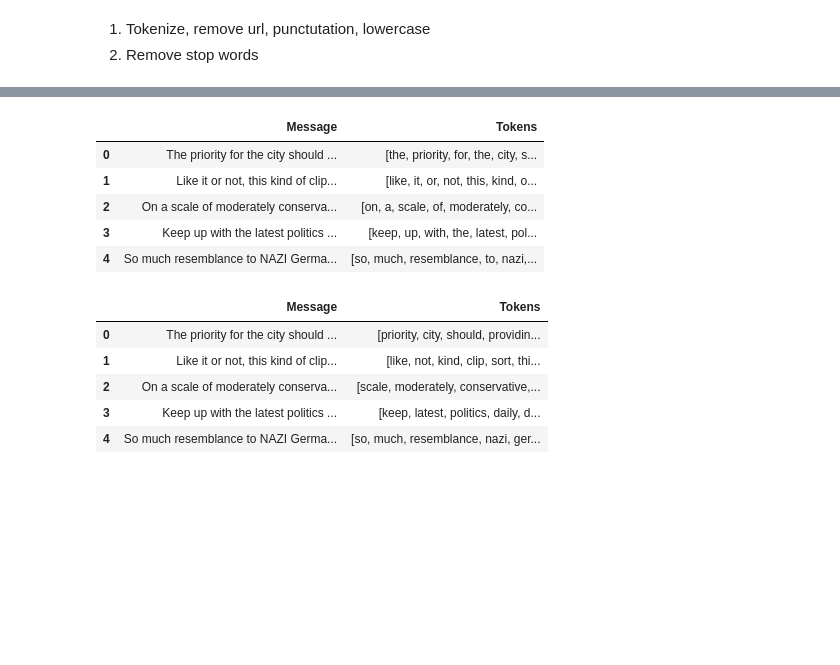
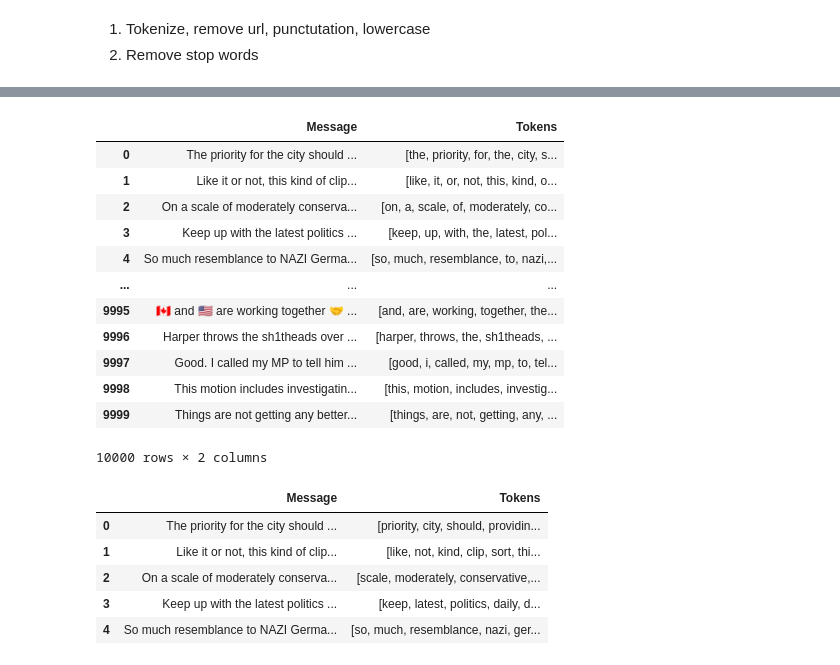
Before and after one commit to JanisJ2/jsc270-a4, a Jupyter notebook: JSC270_Assignment_4.ipynb, the cells around one changed output, grey strips where cells are left out. Drawn from its saved outputs; the diff is of its cells as text; code cells hidden in the pictures; blank space fills up the shorter version.

```diff
--- a/JSC270_Assignment_4.ipynb
+++ b/JSC270_Assignment_4.ipynb
@@ -524,27 +623,37 @@ df = df[['Message']]
 # %%
+expand_contractions_text(df)
+remove_mentions_and_tags_in_texts(df)
+
 # tokenize each tweet
-tokenize(df)
+tweet_tokenize(df)
 
 # remove url
 remove_url(df)
 
 # remove punctuation in the Tokens
 remove_punctuation(df)
 
 # convert each token to lowercase
 convert_to_lowercase(df)
 
 # remove empty strings
 remove_empty_strings(df, 'Tokens')
 
-df.head()
+df
 # %% [output]
 |  | Message | Tokens |
 | 0 | The priority for the city should ... | [the, priority, for, the, city, s... |
 | 1 | Like it or not, this kind of clip... | [like, it, or, not, this, kind, o... |
 | 2 | On a scale of moderately conserva... | [on, a, scale, of, moderately, co... |
 | 3 | Keep up with the latest politics ... | [keep, up, with, the, latest, pol... |
 | 4 | So much resemblance to NAZI Germa... | [so, much, resemblance, to, nazi,... |
+| ... | ... | ... |
+| 9995 | 🇨🇦 and 🇺🇸 are working together 🤝 ... | [and, are, working, together, the... |
+| 9996 | Harper throws the sh1theads over ... | [harper, throws, the, sh1theads, ... |
+| 9997 | Good. I called my MP to tell him ... | [good, i, called, my, mp, to, tel... |
+| 9998 | This motion includes investigatin... | [this, motion, includes, investig... |
+| 9999 | Things are not getting any better... | [things, are, not, getting, any, ... |
+10000 rows × 2 columns
 # %%
 # remove stop words in the token
 remove_stopwords(df, 'Tokens')
```
Also changed, not shown: parts of 18 cells of this notebook.
